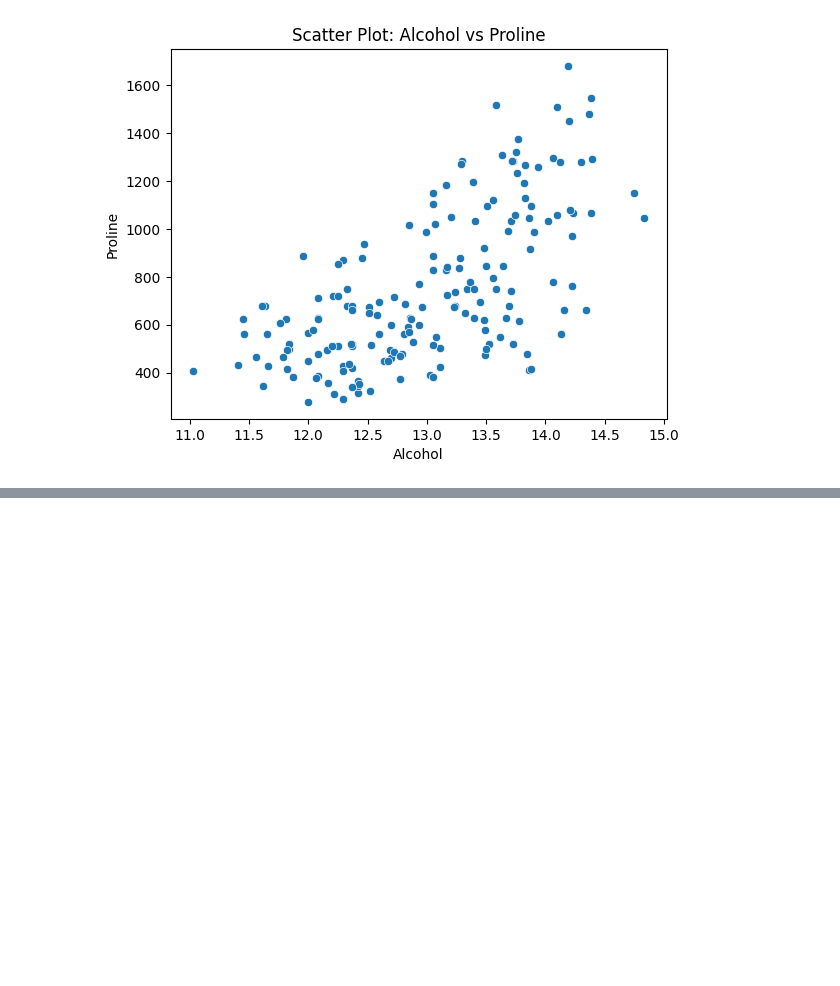
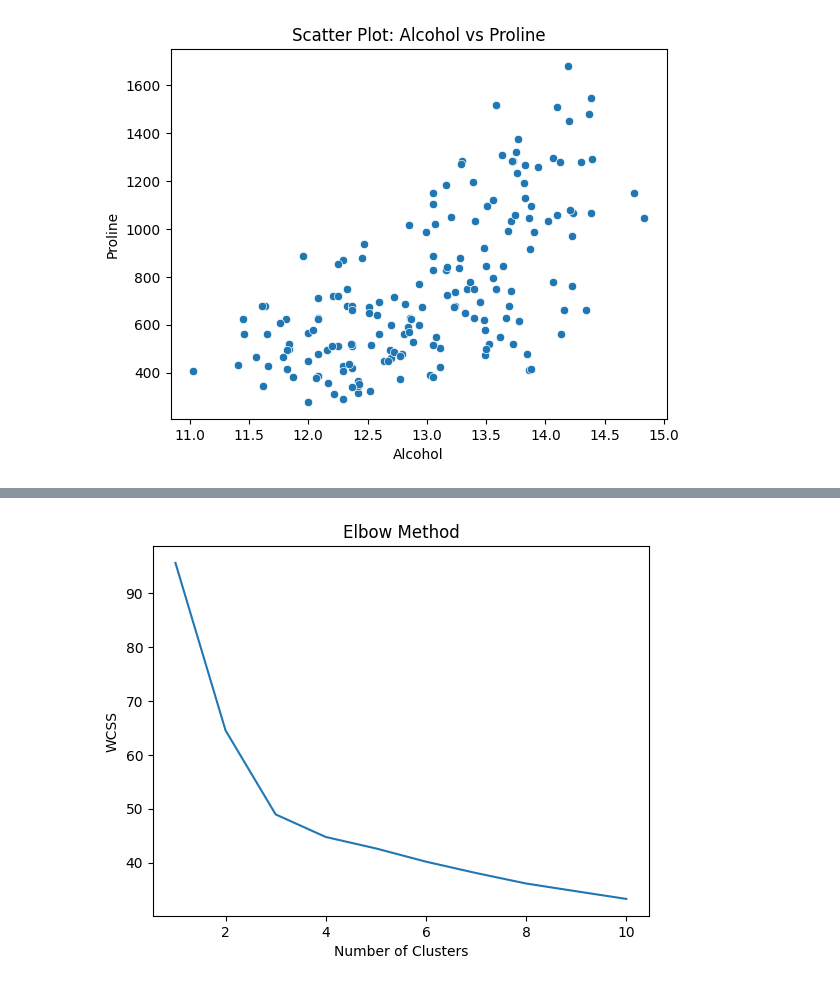
Before and after one commit to Gabrielnm7/Wine-Clustering, a Jupyter notebook: EDA.ipynb, the cells around one changed output, grey strips where cells are left out. Saved outputs shown, nothing was run; the diff lists cells and outputs as text; code cells hidden in the pictures; blank space fills up the shorter version.

```diff
--- a/EDA.ipynb
+++ b/EDA.ipynb
@@ -119,0 +147,14 @@ create_scatterplot('Alcohol', 'Proline', 'Alcohol', 'Proline', 'Scatter Plot: Al
+# %%
+wcss = []
+for i in range(1,11):
+    kmeans = KMeans(n_clusters=i,max_iter=400)
+    kmeans.fit(data_normalized)
+    wcss.append(kmeans.inertia_)
+# %%
+plt.plot(range(1,11),wcss)
+plt.title('Elbow Method')
+plt.xlabel('Number of Clusters')
+plt.ylabel('WCSS')
+plt.show()
+# %% [output]
+[figure, added]
```
Also changed, not shown: parts of 17 cells of this notebook.
